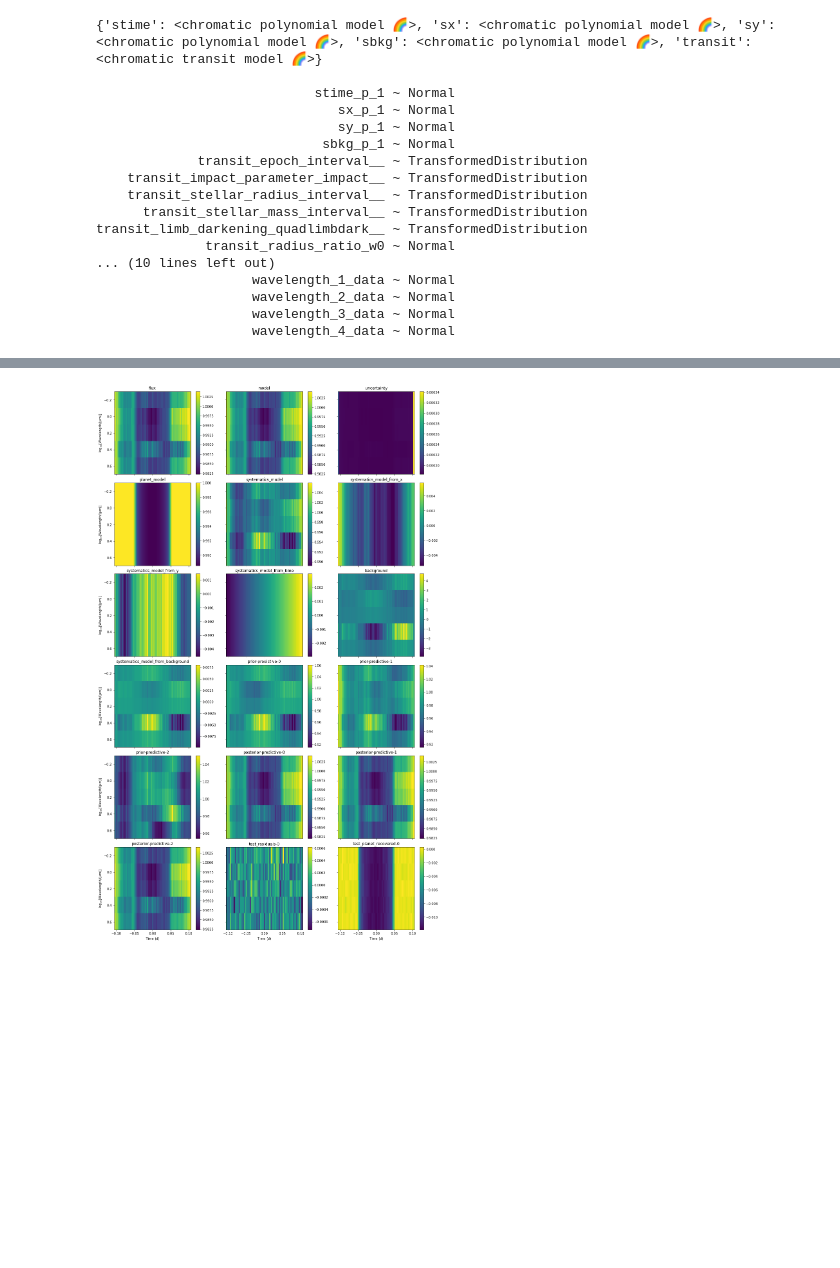
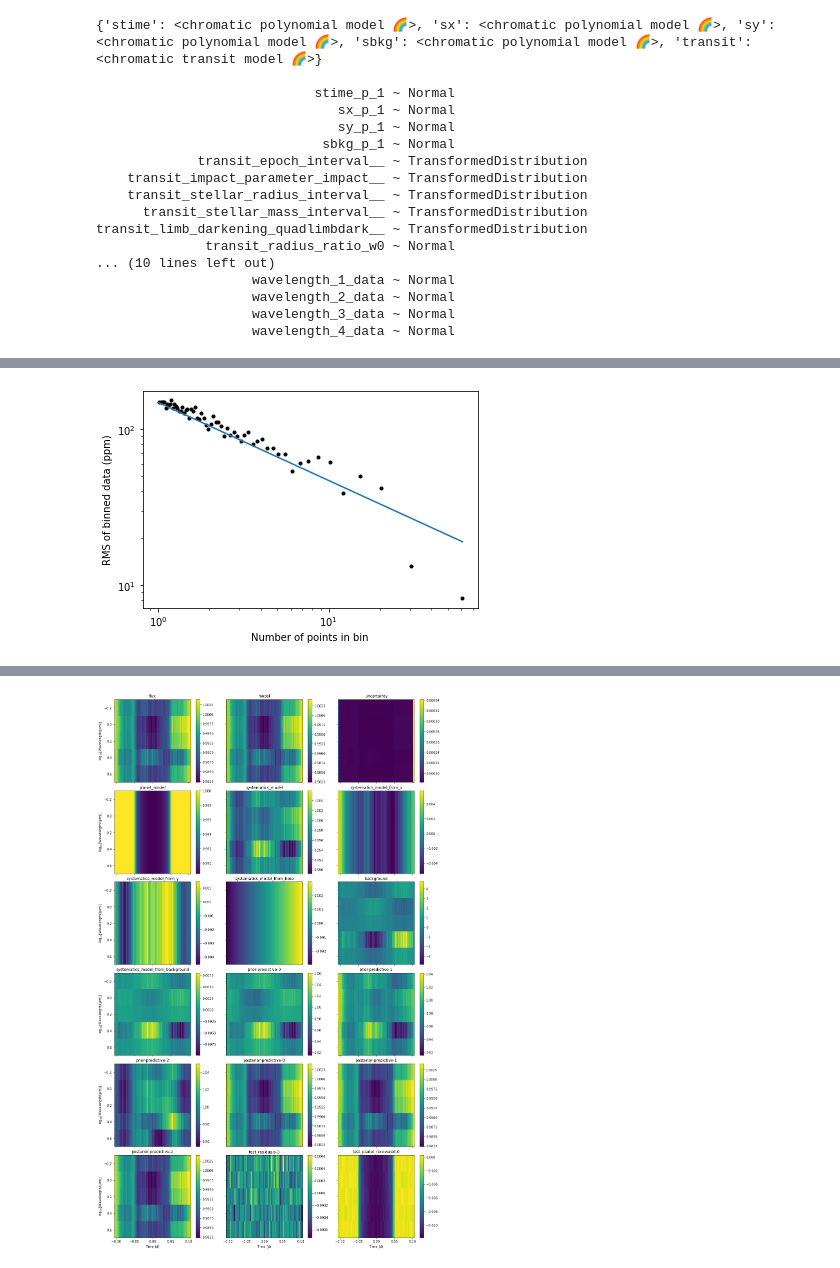
Before and after one commit to catrionamurray/chromatic_fitting, a Jupyter notebook: Systematic_Modelling.ipynb, the cells around one changed output, grey strips where cells are left out. Cells and saved outputs as stored; diff of their text form; code cells hidden in the pictures; blank space fills up the shorter version.

```diff
--- a/Systematic_Modelling.ipynb
+++ b/Systematic_Modelling.ipynb
@@ -244,0 +387,20 @@ f = 1
+# %%
+from scipy.stats import binned_statistic
+
+x, y = [], []
+detrended_y = cm.data.flux[0,:]-final_model
+for i in range(1,61):
+    ret = binned_statistic(cm.data.time, detrended_y, statistic='mean', bins=i)
+    ret_count = binned_statistic(cm.data.time, detrended_y, statistic='count', bins=i)
+    y.append((10**6) * np.sqrt(np.sum(ret.statistic**2)/len(ret.statistic)))
+    x.append(np.nanmean(ret_count.statistic))
+
+offset = y[-1]
+
+xmodel = np.linspace(1,61)
+plt.loglog(x, y,'k.');
+plt.ylabel("RMS of binned data (ppm)")
+plt.xlabel("Number of points in bin")
+plt.loglog(xmodel, offset * (1/np.sqrt(xmodel)));
+# %% [output]
+[figure, added]
```
Also changed, not shown: parts of 19 cells of this notebook, 3 other files.
